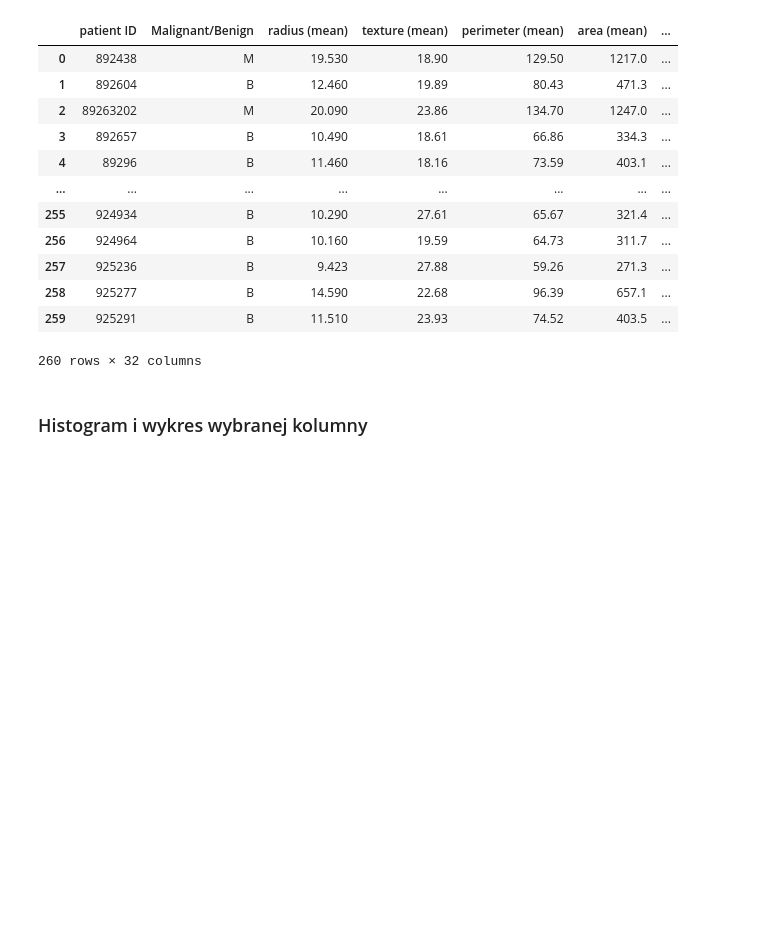
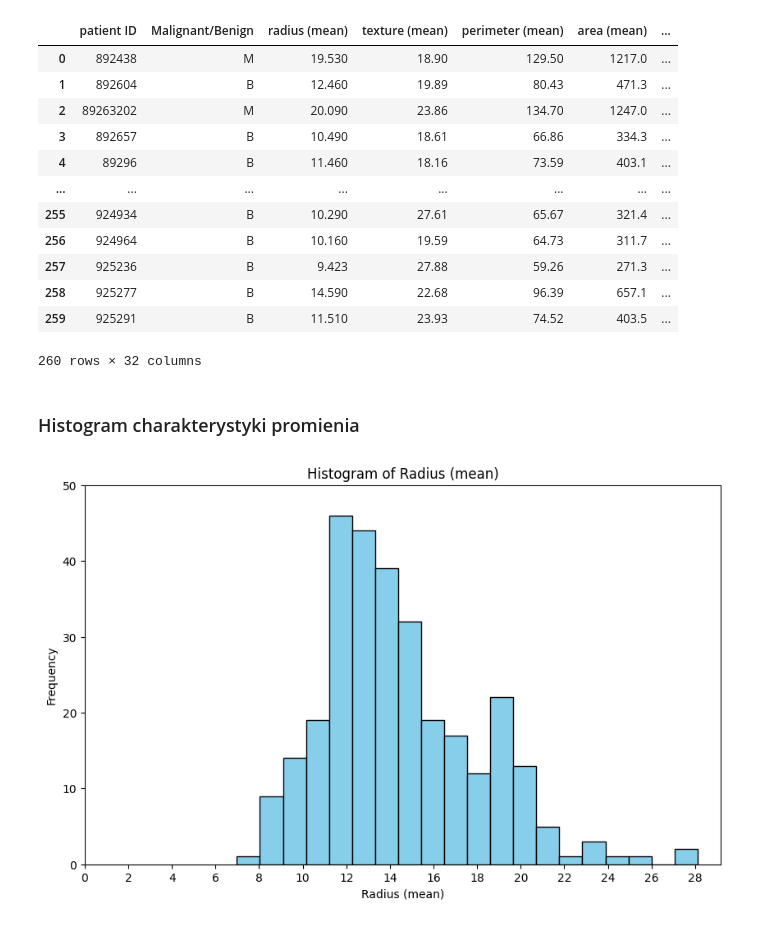
Before and after one commit to arturgesiarz/CalculationTechMethods-Course, a Jupyter notebook: lab02/ex1.ipynb, the cells around one changed output. Cells and saved outputs as stored; diff of their text form; code cells hidden in the pictures; blank space fills up the shorter version.

```diff
--- a/lab02/ex1.ipynb
+++ b/lab02/ex1.ipynb
@@ -15,4 +15,5 @@ with open("/Users/arturgesiarz/Desktop/MOwNiT/materialy/lab02/dataset/breast-can
         column_names.append(line.strip())
 # %%
 # pozyskianie pierwszego zestawu danych
-df_cancer_train = pd.io.parsers.read_csv("/Users/arturgesiarz/Desktop/MOwNiT/materialy/lab02/dataset/breast-cancer-train.dat", names=column_names)
+train_data = pd.io.parsers.read_csv("/Users/arturgesiarz/Desktop/MOwNiT/materialy/lab02/dataset/breast-cancer-train.dat", names=column_names)
+train_data
@@ -34,5 +49,16 @@ df_cancer_validate
 | 258 | 925277 | B | 14.590 | 22.68 | 96.39 | 657.1 | ... |
 | 259 | 925291 | B | 11.510 | 23.93 | 74.52 | 403.5 | ... |
 260 rows × 32 columns
-# %% [markdown]
-### Histogram i wykres wybranej kolumny
+# %% [markdown]
+### Histogram charakterystyki promienia
+# %%
+plt.figure(figsize=(10, 6))
+plt.hist(train_data['radius (mean)'], bins=20, color='skyblue', edgecolor='black')
+plt.xlabel('Radius (mean)')
+plt.ylabel('Frequency')
+plt.xticks(range(0, 30, 2))
+plt.yticks(range(0, 60, 10))
+plt.title('Histogram of Radius (mean)')
+plt.show()
+# %% [output]
+[figure, added]
```
Also changed, not shown: parts of 4 cells of this notebook, 8 other files.
